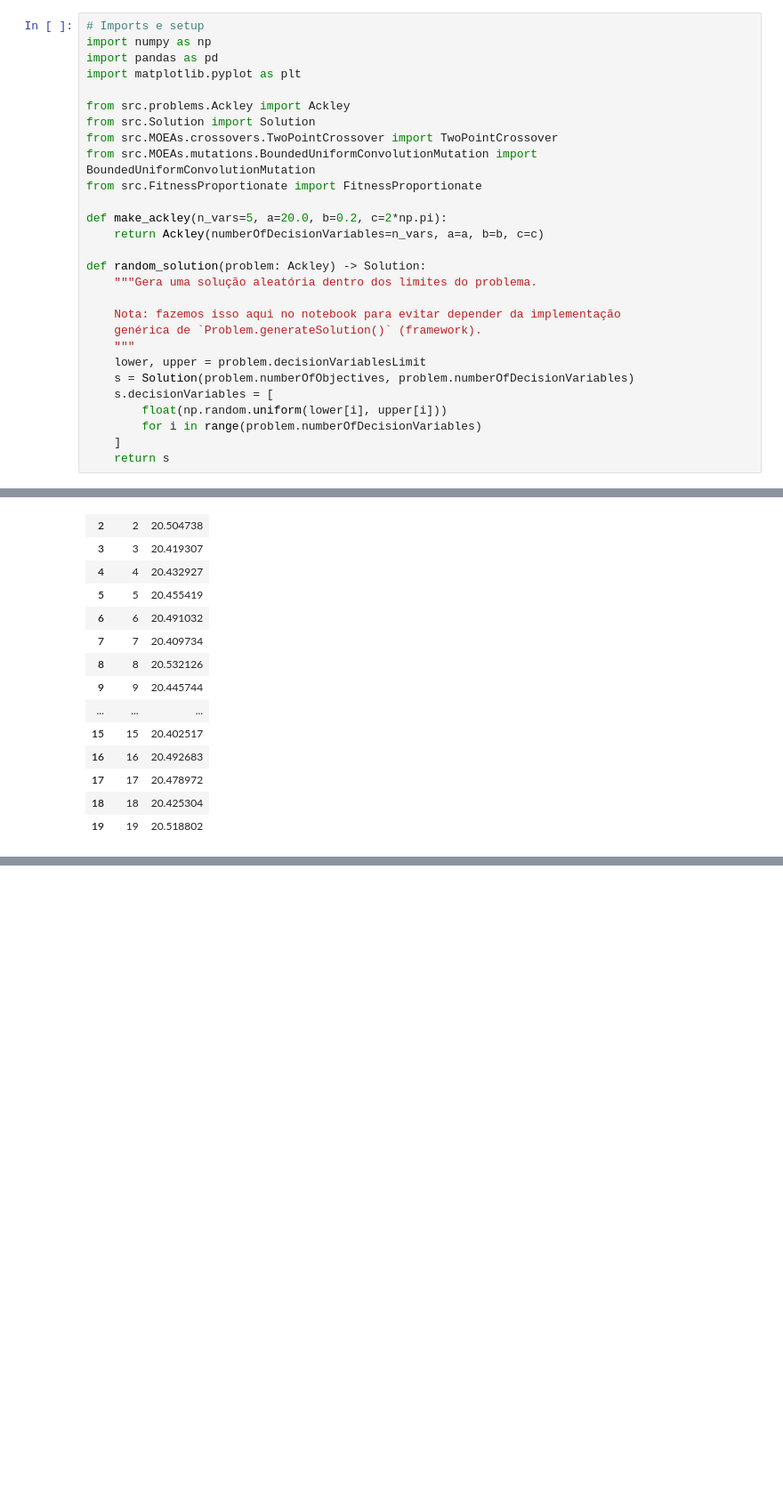
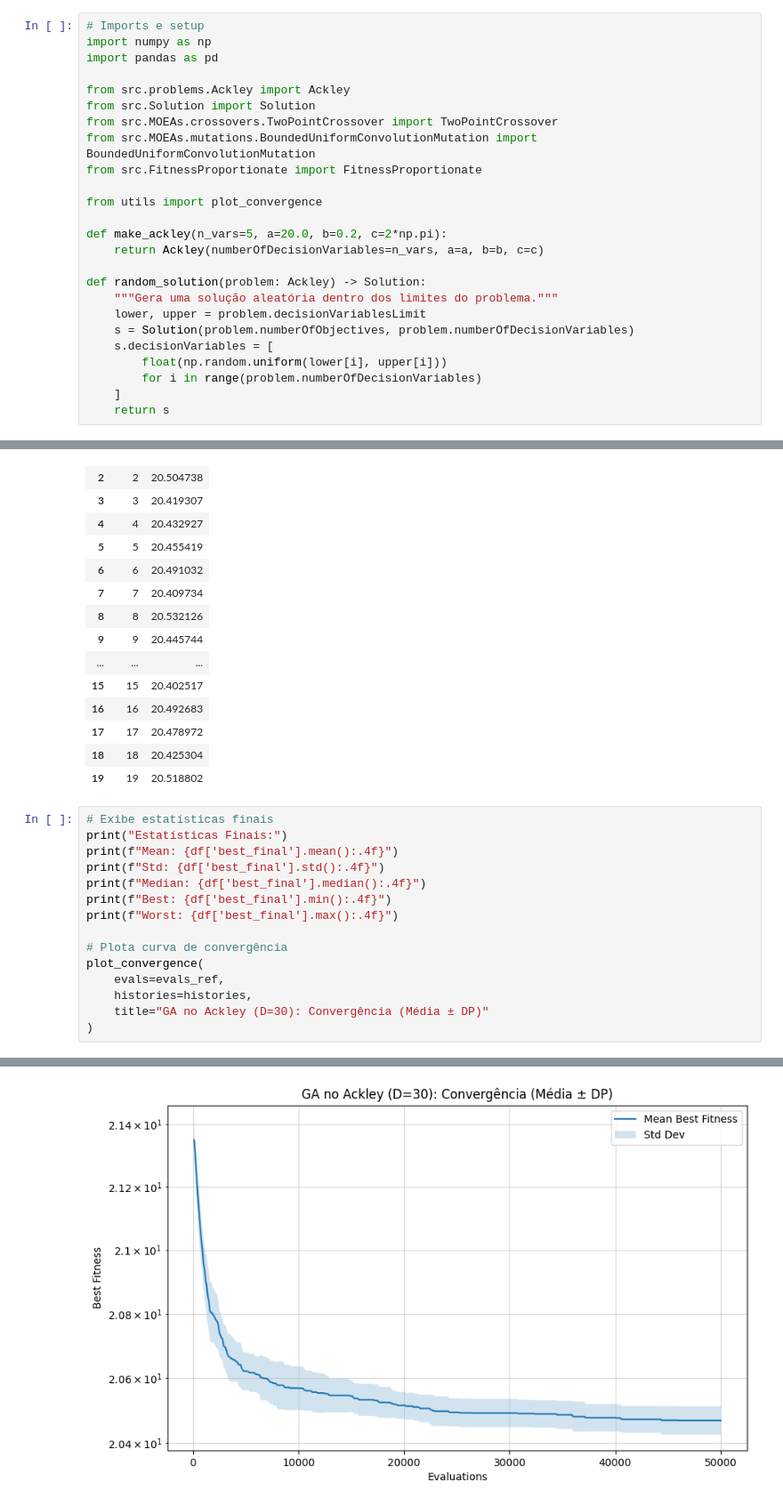
Before and after one commit to DCOMP-UFS/PyManyobjective, a Jupyter notebook: GeneticAlgorithm.ipynb, the cells around one changed output, grey strips where cells are left out. Shown at 89% size. Cells and saved outputs as stored; diff of their text form; blank space fills up the shorter version.

Commit message:
criação de um utils/

```diff
--- a/GeneticAlgorithm.ipynb
+++ b/GeneticAlgorithm.ipynb
@@ -18,7 +18,6 @@ O notebook gera:
 # Imports e setup
 import numpy as np
 import pandas as pd
-import matplotlib.pyplot as plt
 
 from src.problems.Ackley import Ackley
 from src.Solution import Solution
@@ -26,15 +25,13 @@ from src.MOEAs.crossovers.TwoPointCrossover import TwoPointCrossover
 from src.MOEAs.mutations.BoundedUniformConvolutionMutation import BoundedUniformConvolutionMutation
 from src.FitnessProportionate import FitnessProportionate
 
+from utils import plot_convergence
+
 def make_ackley(n_vars=5, a=20.0, b=0.2, c=2*np.pi):
     return Ackley(numberOfDecisionVariables=n_vars, a=a, b=b, c=c)
 
 def random_solution(problem: Ackley) -> Solution:
-    """Gera uma solução aleatória dentro dos limites do problema.
-
-    Nota: fazemos isso aqui no notebook para evitar depender da implementação
-    genérica de `Problem.generateSolution()` (framework).
-    """
+    """Gera uma solução aleatória dentro dos limites do problema."""
     lower, upper = problem.decisionVariablesLimit
     s = Solution(problem.numberOfObjectives, problem.numberOfDecisionVariables)
     s.decisionVariables = [
@@ -182,3 +179,19 @@ df
 | 17 | 17 | 20.478972 |
 | 18 | 18 | 20.425304 |
 | 19 | 19 | 20.518802 |
+# %%
+# Exibe estatísticas finais
+print("Estatísticas Finais:")
+print(f"Mean: {df['best_final'].mean():.4f}")
+print(f"Std: {df['best_final'].std():.4f}")
+print(f"Median: {df['best_final'].median():.4f}")
+print(f"Best: {df['best_final'].min():.4f}")
+print(f"Worst: {df['best_final'].max():.4f}")
+
+# Plota curva de convergência
+plot_convergence(
+    evals=evals_ref,
+    histories=histories,
+    title="GA no Ackley (D=30): Convergência (Média ± DP)"
+)
+# %% [output]
@@ -184,0 +204 @@ df
+[figure, added]
```
Also changed, not shown: parts of 1 cell of this notebook, 9 other files.
